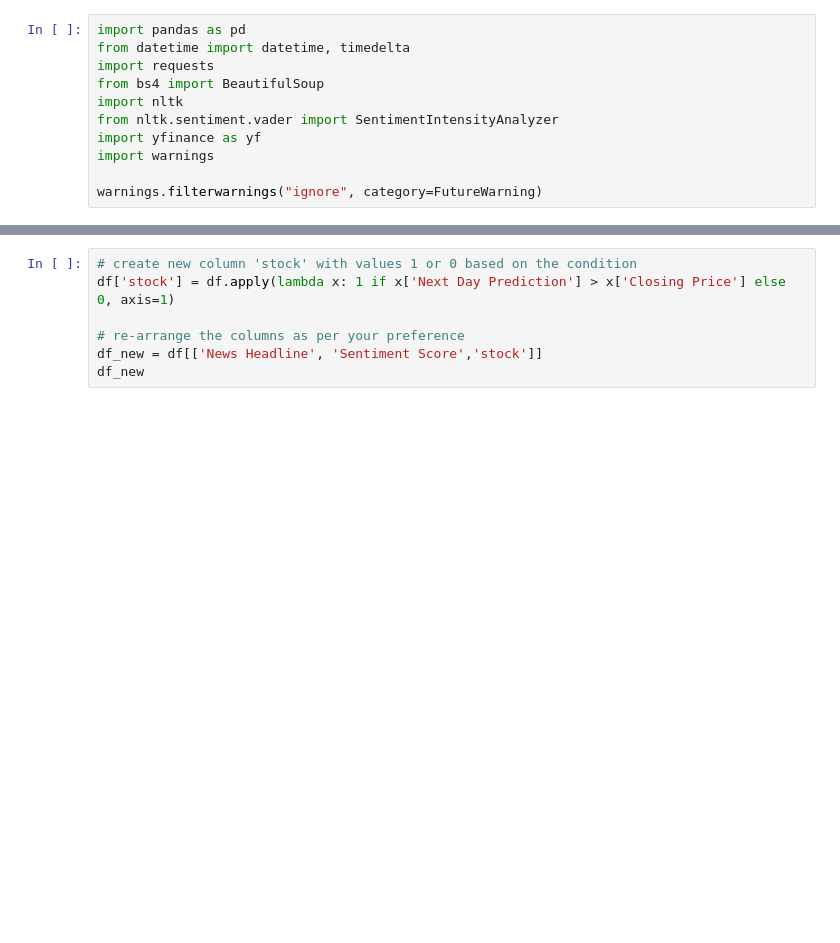
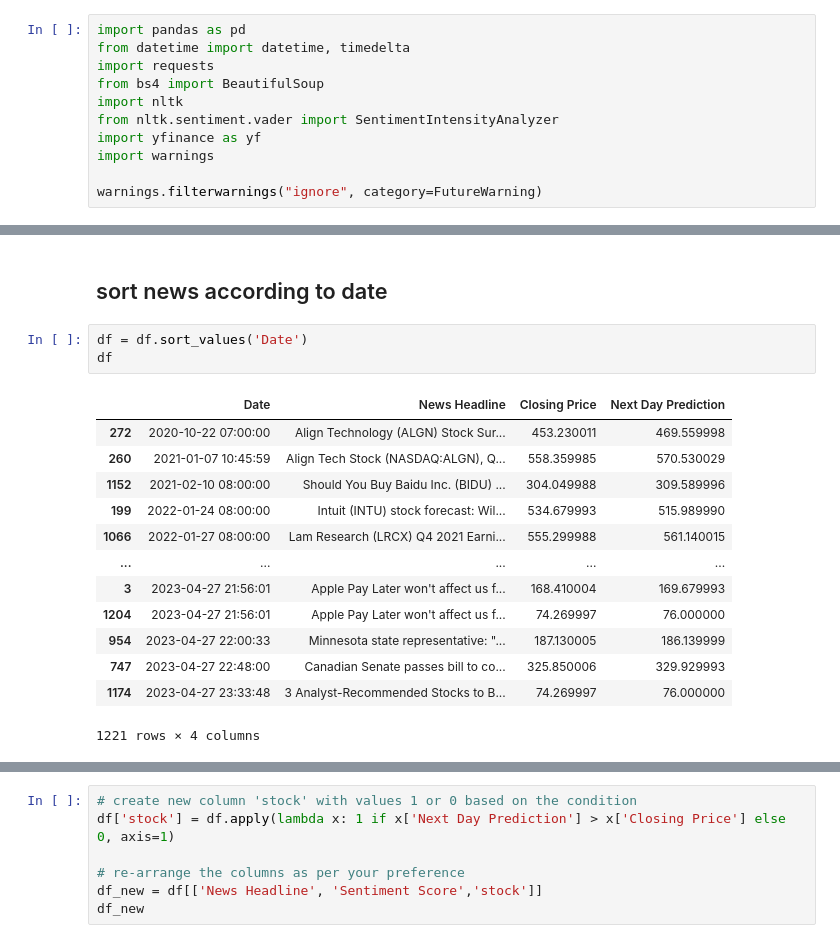
Before and after one commit to lokeshsharma123456/SMAI_project_stock_prediction, a Jupyter notebook: test_scrap.ipynb, the cells around one changed output, grey strips where cells are left out. Cells and saved outputs as stored; diff of their text form; blank space fills up the shorter version.

```diff
--- a/test_scrap.ipynb
+++ b/test_scrap.ipynb
@@ -60,0 +108,19 @@ df.to_csv('news_stock_data.csv', index=False)
+# %% [markdown]
+## sort news according to date
+# %%
+df = df.sort_values('Date')
+df
+# %% [output]
+|  | Date | News Headline | Closing Price | Next Day Prediction |
+| 272 | 2020-10-22 07:00:00 | Align Technology (ALGN) Stock Sur... | 453.230011 | 469.559998 |
+| 260 | 2021-01-07 10:45:59 | Align Tech Stock (NASDAQ:ALGN), Q... | 558.359985 | 570.530029 |
+| 1152 | 2021-02-10 08:00:00 | Should You Buy Baidu Inc. (BIDU) ... | 304.049988 | 309.589996 |
+| 199 | 2022-01-24 08:00:00 | Intuit (INTU) stock forecast: Wil... | 534.679993 | 515.989990 |
+| 1066 | 2022-01-27 08:00:00 | Lam Research (LRCX) Q4 2021 Earni... | 555.299988 | 561.140015 |
+| ... | ... | ... | ... | ... |
+| 3 | 2023-04-27 21:56:01 | Apple Pay Later won't affect us f... | 168.410004 | 169.679993 |
+| 1204 | 2023-04-27 21:56:01 | Apple Pay Later won't affect us f... | 74.269997 | 76.000000 |
+| 954 | 2023-04-27 22:00:33 | Minnesota state representative: "... | 187.130005 | 186.139999 |
+| 747 | 2023-04-27 22:48:00 | Canadian Senate passes bill to co... | 325.850006 | 329.929993 |
+| 1174 | 2023-04-27 23:33:48 | 3 Analyst-Recommended Stocks to B... | 74.269997 | 76.000000 |
+1221 rows × 4 columns
```
Also changed, not shown: parts of 29 cells of this notebook, 22 other files.
